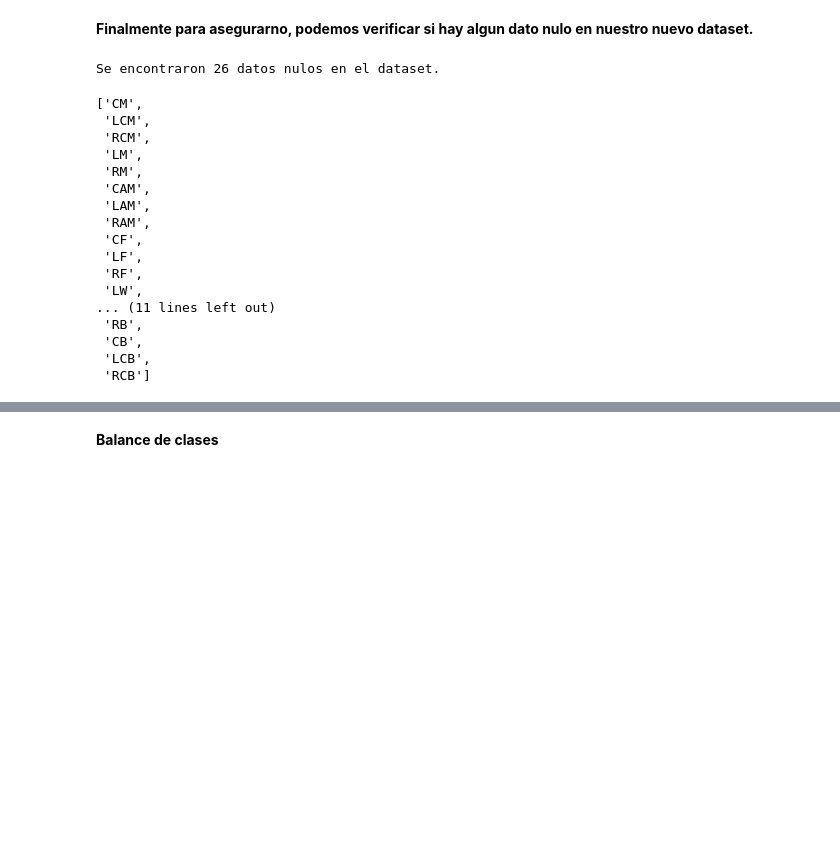
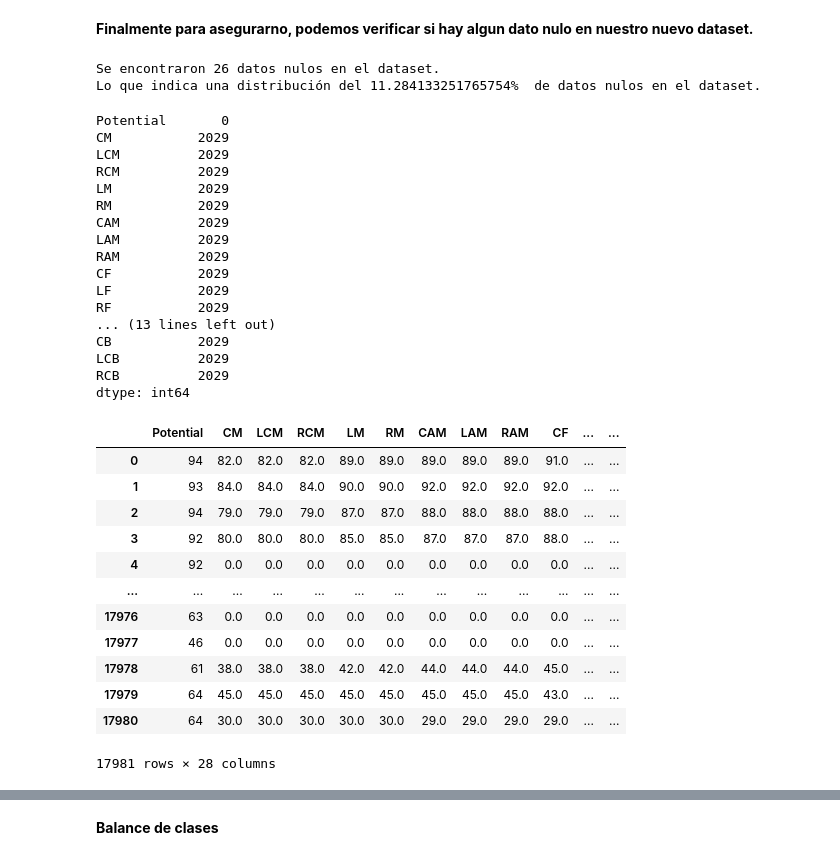
Before and after one commit to caguirre5/Lab6-IA, a Jupyter notebook: datasetSoccer.ipynb, the cells around one changed output, grey strips where cells are left out. Drawn from its saved outputs; the diff is of its cells as text; code cells hidden in the pictures; blank space fills up the shorter version.

Commit message:
Avances en data set de soccer

```diff
--- a/datasetSoccer.ipynb
+++ b/datasetSoccer.ipynb
@@ -128,29 +128,52 @@ data
 # %%
 columnas_con_nulos = data.isnull().sum()
 null_len = len(columnas_con_nulos[columnas_con_nulos > 0])
+
+total_rows = len(data.index)
+null_rows = len(data.index[data.isnull().any(axis=1)])
+null_rows_percentage = (null_rows / total_rows) * 100
+
 print('Se encontraron {} datos nulos en el dataset.'.format(null_len))
+print('Lo que indica una distribución del {}%  de datos nulos en el dataset.'.format(null_rows_percentage))
 # %% [output]
 Se encontraron 26 datos nulos en el dataset.
+Lo que indica una distribución del 11.284133251765754%  de datos nulos en el dataset.
 # %%
-null_columns = columnas_con_nulos.index.tolist()
+null_columns = columnas_con_nulos
 
 null_columns
 # %% [output]
-['CM',
- 'LCM',
- 'RCM',
- 'LM',
- 'RM',
- 'CAM',
- 'LAM',
- 'RAM',
- 'CF',
- 'LF',
- 'RF',
- 'LW',
-... (11 lines left out)
- 'RB',
- 'CB',
- 'LCB',
- 'RCB']
+Potential       0
+CM           2029
+LCM          2029
+RCM          2029
+LM           2029
+RM           2029
+CAM          2029
+LAM          2029
+RAM          2029
+CF           2029
+LF           2029
+RF           2029
+... (13 lines left out)
+CB           2029
+LCB          2029
+RCB          2029
+dtype: int64
+# %%
+data.fillna(0)
+# %% [output]
+|  | Potential | CM | LCM | RCM | LM | RM | CAM | LAM | RAM | CF | ... | ... |
+| 0 | 94 | 82.0 | 82.0 | 82.0 | 89.0 | 89.0 | 89.0 | 89.0 | 89.0 | 91.0 | ... | ... |
+| 1 | 93 | 84.0 | 84.0 | 84.0 | 90.0 | 90.0 | 92.0 | 92.0 | 92.0 | 92.0 | ... | ... |
+| 2 | 94 | 79.0 | 79.0 | 79.0 | 87.0 | 87.0 | 88.0 | 88.0 | 88.0 | 88.0 | ... | ... |
+| 3 | 92 | 80.0 | 80.0 | 80.0 | 85.0 | 85.0 | 87.0 | 87.0 | 87.0 | 88.0 | ... | ... |
+| 4 | 92 | 0.0 | 0.0 | 0.0 | 0.0 | 0.0 | 0.0 | 0.0 | 0.0 | 0.0 | ... | ... |
+| ... | ... | ... | ... | ... | ... | ... | ... | ... | ... | ... | ... | ... |
+| 17976 | 63 | 0.0 | 0.0 | 0.0 | 0.0 | 0.0 | 0.0 | 0.0 | 0.0 | 0.0 | ... | ... |
+| 17977 | 46 | 0.0 | 0.0 | 0.0 | 0.0 | 0.0 | 0.0 | 0.0 | 0.0 | 0.0 | ... | ... |
+| 17978 | 61 | 38.0 | 38.0 | 38.0 | 42.0 | 42.0 | 44.0 | 44.0 | 44.0 | 45.0 | ... | ... |
+| 17979 | 64 | 45.0 | 45.0 | 45.0 | 45.0 | 45.0 | 45.0 | 45.0 | 45.0 | 43.0 | ... | ... |
+| 17980 | 64 | 30.0 | 30.0 | 30.0 | 30.0 | 30.0 | 29.0 | 29.0 | 29.0 | 29.0 | ... | ... |
+17981 rows × 28 columns
 # %%
```
Also changed, not shown: parts of 7 cells of this notebook.
